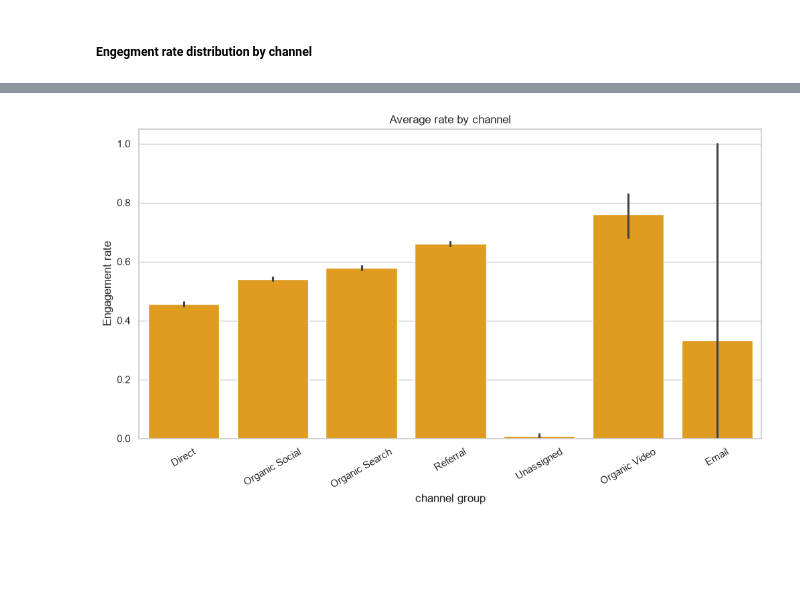
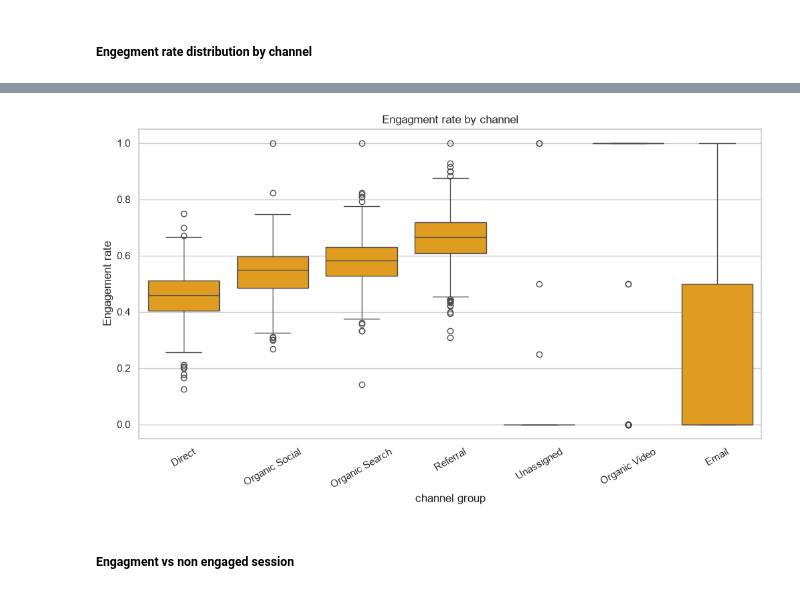
Before and after one commit to shiva3994/Practice, a Jupyter notebook: Daily Python/L_Webdata_report.ipynb, the cells around one changed output, grey strips where cells are left out. Cells and saved outputs as stored; diff of their text form; code cells hidden in the pictures; blank space fills up the shorter version.

```diff
--- a/Daily Python/L_Webdata_report.ipynb
+++ b/Daily Python/L_Webdata_report.ipynb
@@ -190,10 +190,12 @@ df.head()
 # %%
 plt.figure(figsize = (12,6))
 
-sns.barplot(data = df, x = 'channel group', y = 'Engagement rate', color = 'orange')
+sns.boxplot(data = df, x = 'channel group', y = 'Engagement rate', color = 'orange')
 
-plt.title('Average rate by channel')
+plt.title('Engagment rate by channel')
 plt.xticks(rotation = 30)
 plt.show()
 # %% [output]
-[figure, old version]
+[figure, new version]
+# %% [markdown]
+##### Engagment vs non engaged session
```
Also changed, not shown: parts of 4 cells of this notebook.
